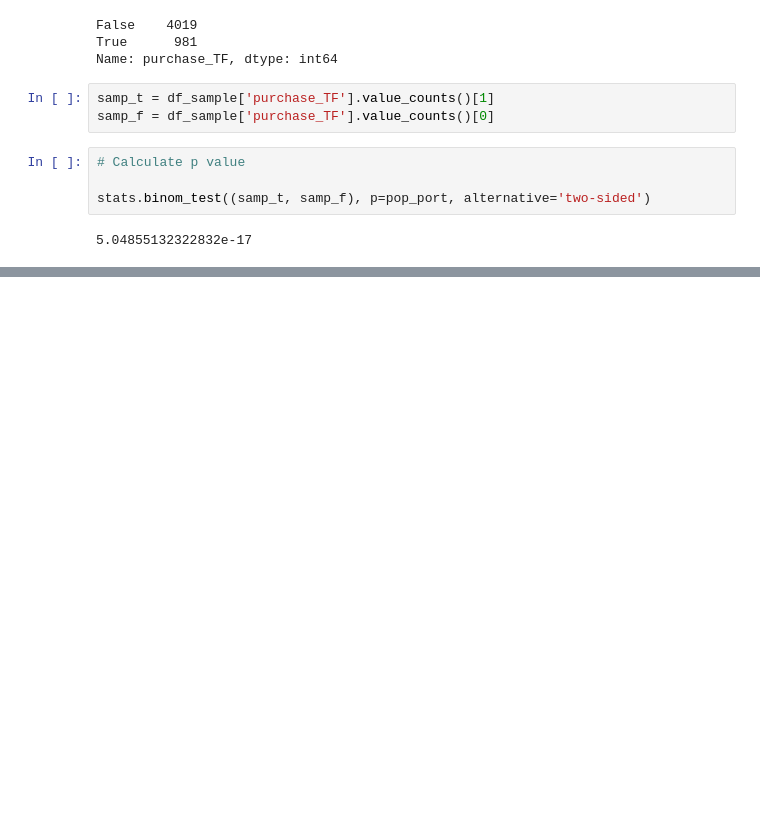
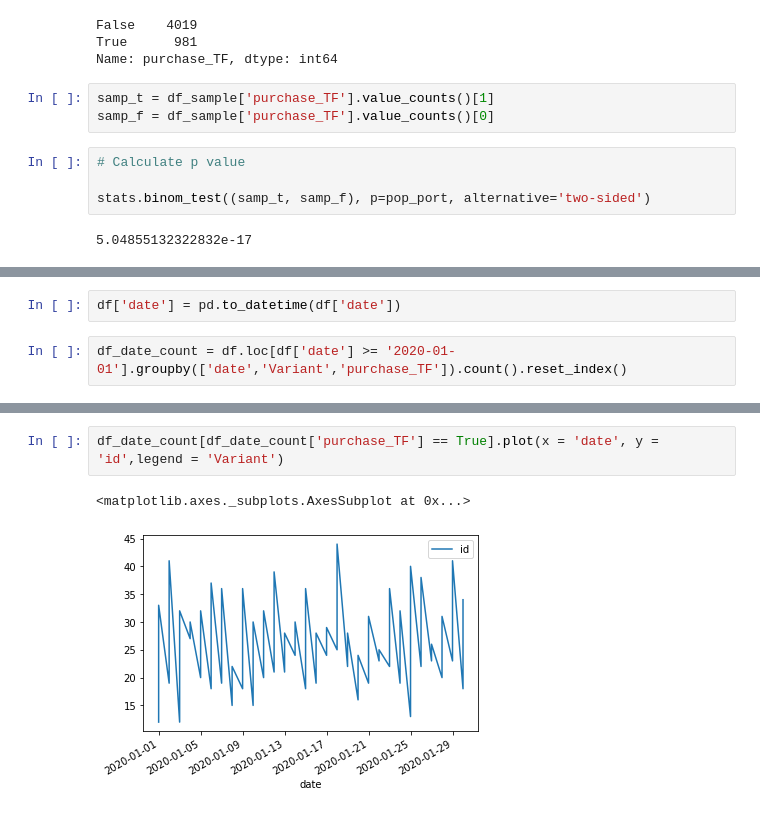
Before and after one commit to Dirodzz/NYU-Marketing-Analytic-AB-Testing, a Jupyter notebook: AB Testing Program.ipynb, the cells around one changed output, grey strips where cells are left out. Cells and saved outputs as stored; diff of their text form; blank space fills up the shorter version.

```diff
--- a/AB Testing Program.ipynb
+++ b/AB Testing Program.ipynb
@@ -62,0 +132,4 @@ stats.binom_test((samp_t, samp_f), p=pop_port, alternative='two-sided')
+# %%
+df['date'] = pd.to_datetime(df['date'])
+# %%
+df_date_count = df.loc[df['date'] >= '2020-01-01'].groupby(['date','Variant','purchase_TF']).count().reset_index()
@@ -62,0 +152,5 @@ stats.binom_test((samp_t, samp_f), p=pop_port, alternative='two-sided')
+# %%
+df_date_count[df_date_count['purchase_TF'] == True].plot(x = 'date', y = 'id',legend = 'Variant')
+# %% [output]
+<matplotlib.axes._subplots.AxesSubplot at 0x...>
+[figure, added]
```
Also changed, not shown: parts of 21 cells of this notebook, 1 other file.
